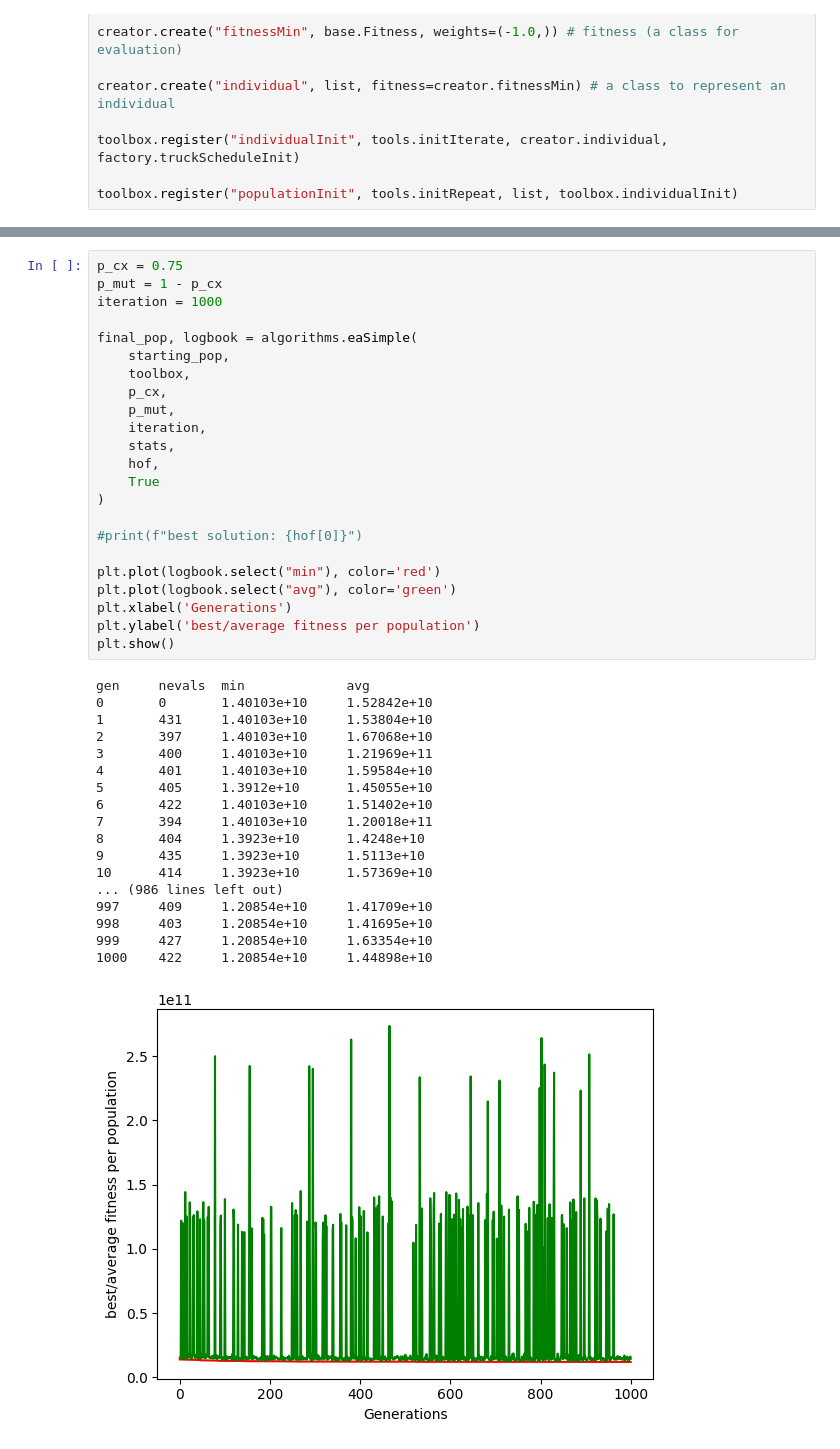
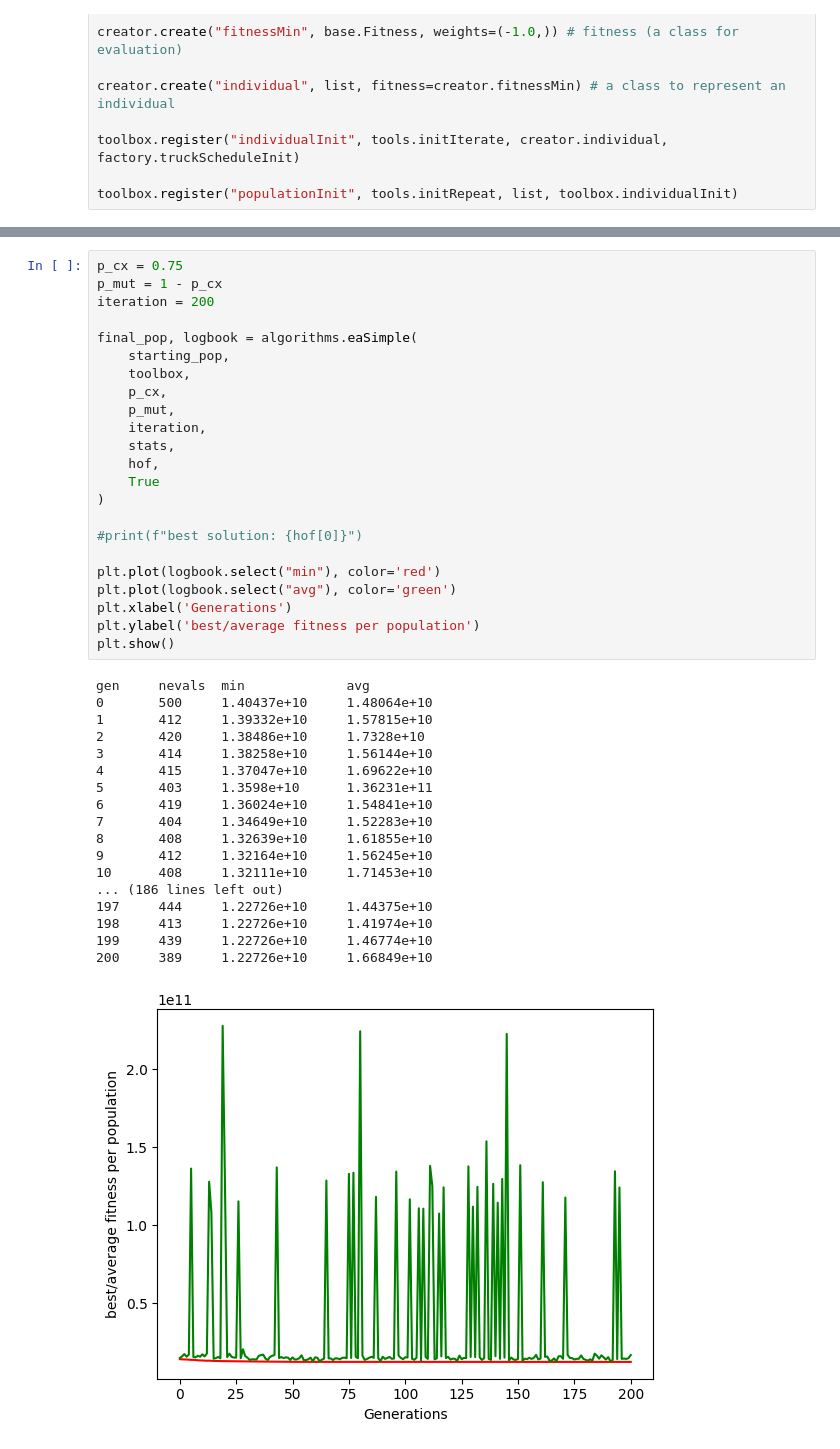
Before and after one commit to JoshuaNgerng/VRP_DEAP, a Jupyter notebook: deap.ipynb, the cells around one changed output, grey strips where cells are left out. Drawn from its saved outputs; the diff is of its cells as text.

```diff
--- a/deap.ipynb
+++ b/deap.ipynb
@@ -58,42 +58,42 @@ debug 14561386371.055933
 # %%
 p_cx = 0.75
 p_mut = 1 - p_cx
-iteration = 1000
+iteration = 200
 
 final_pop, logbook = algorithms.eaSimple(
     starting_pop,
     toolbox,
     p_cx,
     p_mut,
     iteration,
     stats,
     hof,
     True
 )
 
 #print(f"best solution: {hof[0]}")
 
 plt.plot(logbook.select("min"), color='red')
 plt.plot(logbook.select("avg"), color='green')
 plt.xlabel('Generations')
 plt.ylabel('best/average fitness per population')
 plt.show()
 # %% [output]
 gen     nevals  min             avg
-0       0       1.40103e+10     1.52842e+10
-1       431     1.40103e+10     1.53804e+10
-2       397     1.40103e+10     1.67068e+10
-3       400     1.40103e+10     1.21969e+11
-4       401     1.40103e+10     1.59584e+10
-5       405     1.3912e+10      1.45055e+10
-6       422     1.40103e+10     1.51402e+10
-7       394     1.40103e+10     1.20018e+11
-8       404     1.3923e+10      1.4248e+10
-9       435     1.3923e+10      1.5113e+10
-10      414     1.3923e+10      1.57369e+10
-... (986 lines left out)
-997     409     1.20854e+10     1.41709e+10
-998     403     1.20854e+10     1.41695e+10
-999     427     1.20854e+10     1.63354e+10
-1000    422     1.20854e+10     1.44898e+10
+0       500     1.40437e+10     1.48064e+10
+1       412     1.39332e+10     1.57815e+10
+2       420     1.38486e+10     1.7328e+10
+3       414     1.38258e+10     1.56144e+10
+4       415     1.37047e+10     1.69622e+10
+5       403     1.3598e+10      1.36231e+11
+6       419     1.36024e+10     1.54841e+10
+7       404     1.34649e+10     1.52283e+10
+8       408     1.32639e+10     1.61855e+10
+9       412     1.32164e+10     1.56245e+10
+10      408     1.32111e+10     1.71453e+10
+... (186 lines left out)
+197     444     1.22726e+10     1.44375e+10
+198     413     1.22726e+10     1.41974e+10
+199     439     1.22726e+10     1.46774e+10
+200     389     1.22726e+10     1.66849e+10
-[figure, old version]
+[figure, new version]
```
Also changed, not shown: parts of 4 cells of this notebook, 1 other file.
